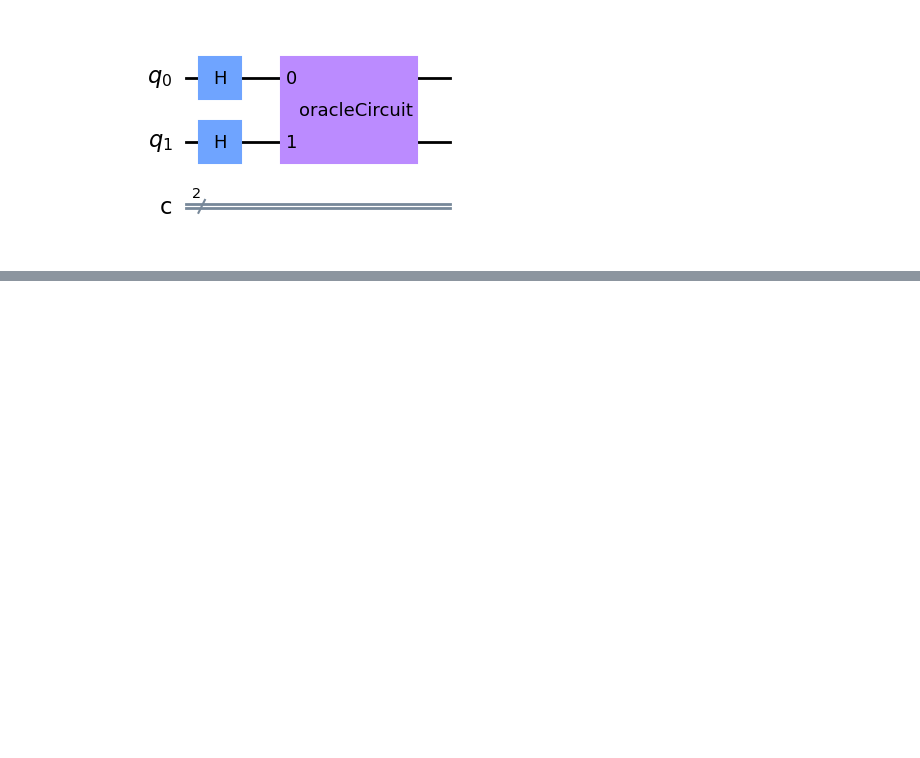
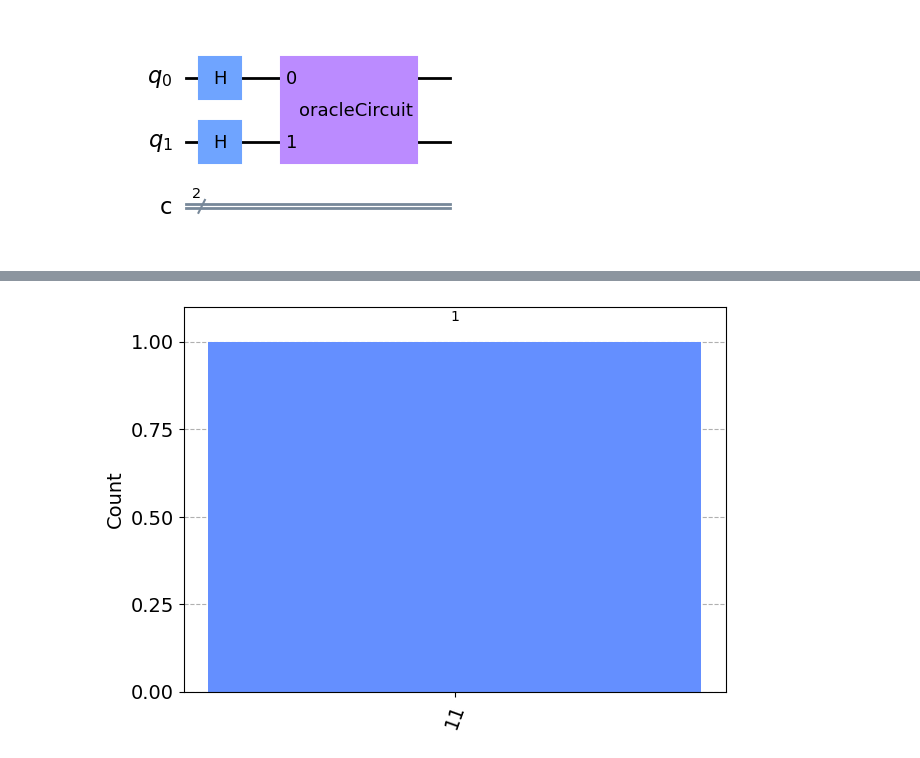
Before and after one commit to federicoorlandini/QuantumComputingLearning, a Jupyter notebook: code/GroverAlgorthm.ipynb, the cells around one changed output, grey strips where cells are left out. Cells and saved outputs as stored; diff of their text form; code cells hidden in the pictures; blank space fills up the shorter version.

```diff
--- a/code/GroverAlgorthm.ipynb
+++ b/code/GroverAlgorthm.ipynb
@@ -20,0 +39,7 @@ mainCircuit.draw(output='mpl')
+# %%
+backend = Aer.get_backend('qasm_simulator')
+result = execute(mainCircuit, backend, shots=1).result()
+counts = result.get_counts(mainCircuit)
+plot_histogram([counts])
+# %% [output]
+[figure, added]
```
Also changed, not shown: parts of 3 cells of this notebook.
